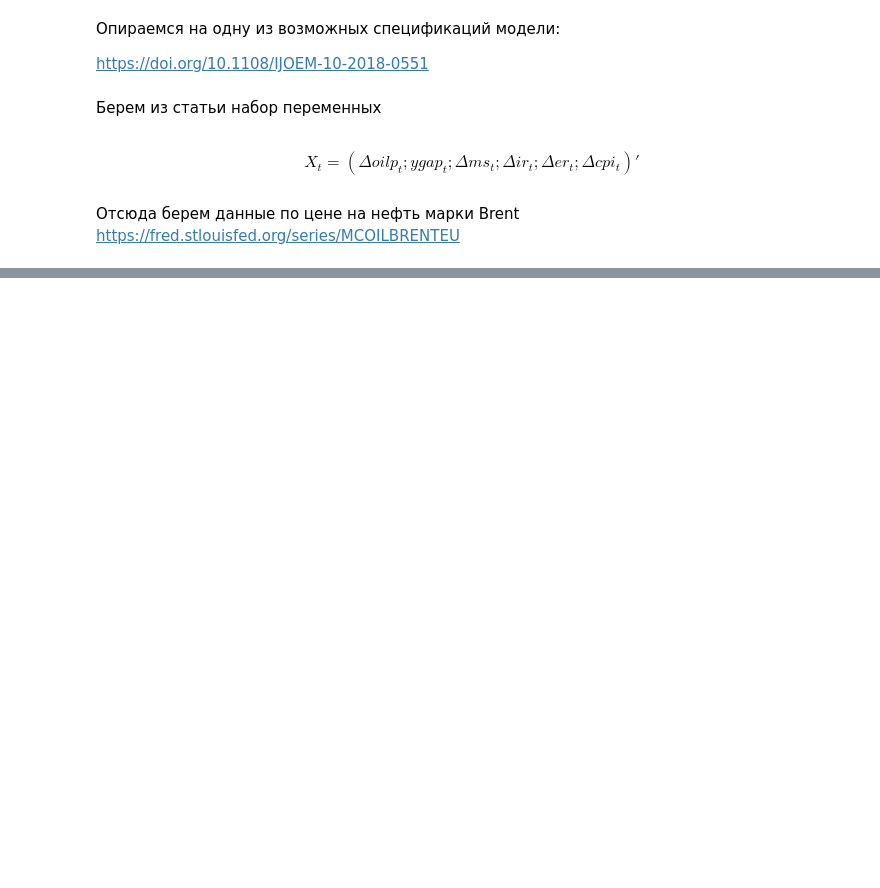
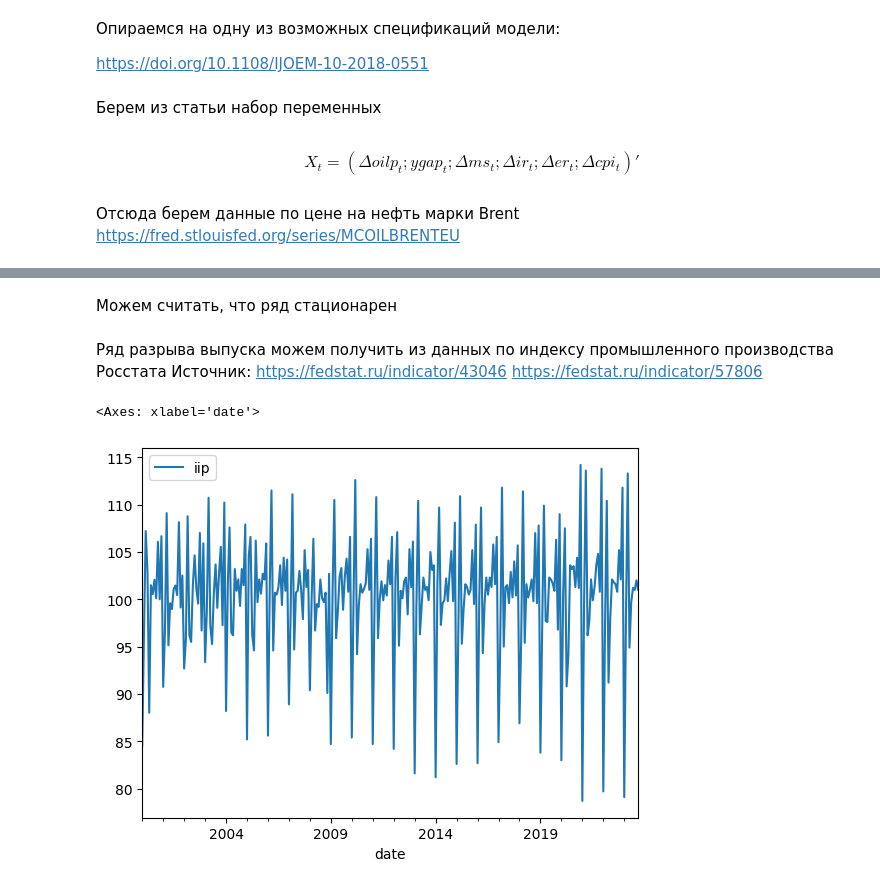
Before and after one commit to bborisggg/hw_econometrics, a Jupyter notebook: hw_econometrics.ipynb, the cells around one changed output, grey strips where cells are left out. Cells and saved outputs as stored; diff of their text form; code cells hidden in the pictures; blank space fills up the shorter version.

```diff
--- a/hw_econometrics.ipynb
+++ b/hw_econometrics.ipynb
@@ -13,0 +105,15 @@ https://fred.stlouisfed.org/series/MCOILBRENTEU
+# %% [markdown]
+Можем считать, что ряд стационарен
+# %% [markdown]
+Ряд разрыва выпуска можем получить из данных по индексу промышленного производства Росстата
+Источник:
+https://fedstat.ru/indicator/43046
+https://fedstat.ru/indicator/57806
+# %%
+iip = pd.read_excel('hw_econometrics/data/iip_russia.xlsx')
+iip = iip.set_index('date')
+iip.index = pd.PeriodIndex(iip.index, freq='M')
+iip.plot()
+# %% [output]
+<Axes: xlabel='date'>
+[figure, added]
```
Also changed, not shown: parts of 10 cells of this notebook.
